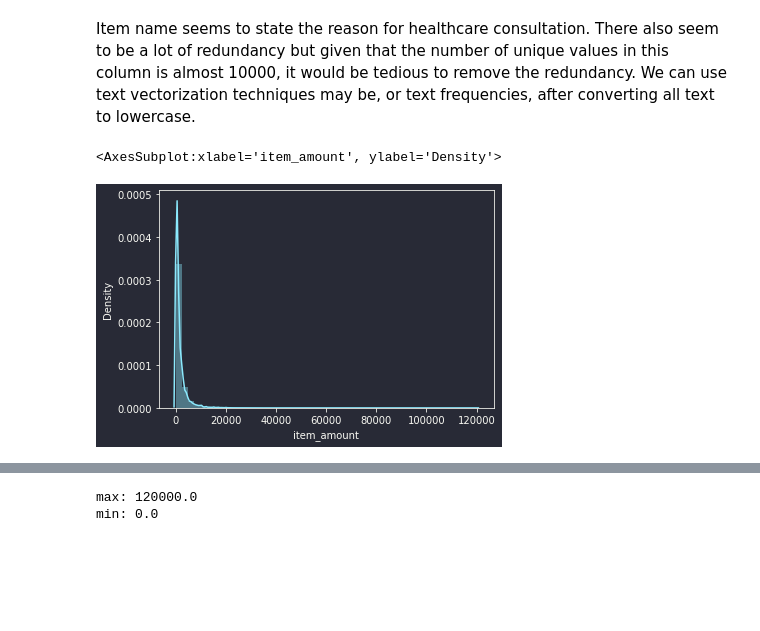
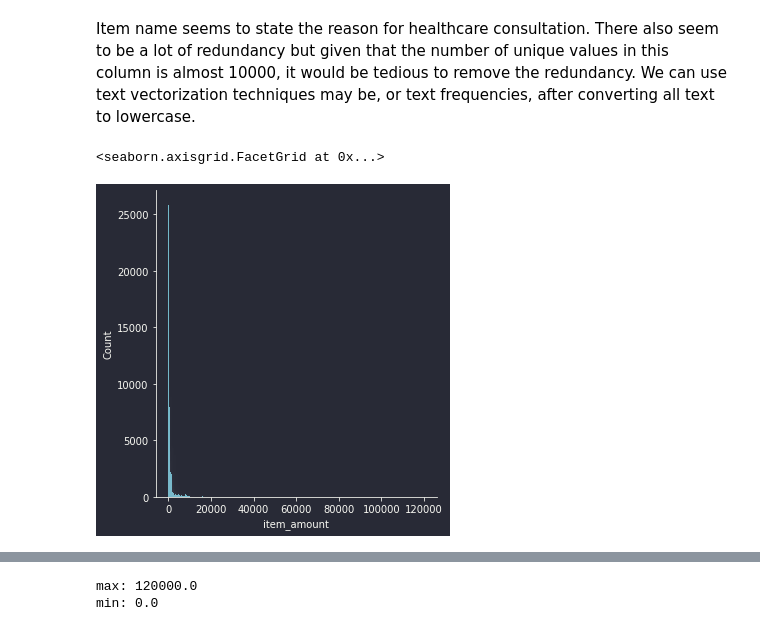
Before and after one commit to lyraxvincent/insurance-claims-prediction, a Jupyter notebook: EDA.ipynb, the cells around one changed output, grey strips where cells are left out. Saved outputs shown, nothing was run; the diff lists cells and outputs as text; code cells hidden in the pictures; blank space fills up the shorter version.

```diff
--- a/EDA.ipynb
+++ b/EDA.ipynb
@@ -406,7 +418,7 @@ Name: item_name, dtype: int64
 Item name seems to state the reason for healthcare consultation. There also seem to be a lot of redundancy but given that the number of unique values in this column is almost 10000, it would be tedious to remove the redundancy. We can use text vectorization techniques may be, or text frequencies, after converting all text to lowercase.
 # %%
 # item amount
-sns.distplot(data.item_amount)
+sns.displot(data.item_amount)
 # %% [output]
-<AxesSubplot:xlabel='item_amount', ylabel='Density'>
+<seaborn.axisgrid.FacetGrid at 0x...>
-[figure, old version]
+[figure, new version]
```
Also changed, not shown: parts of 20 cells of this notebook.
